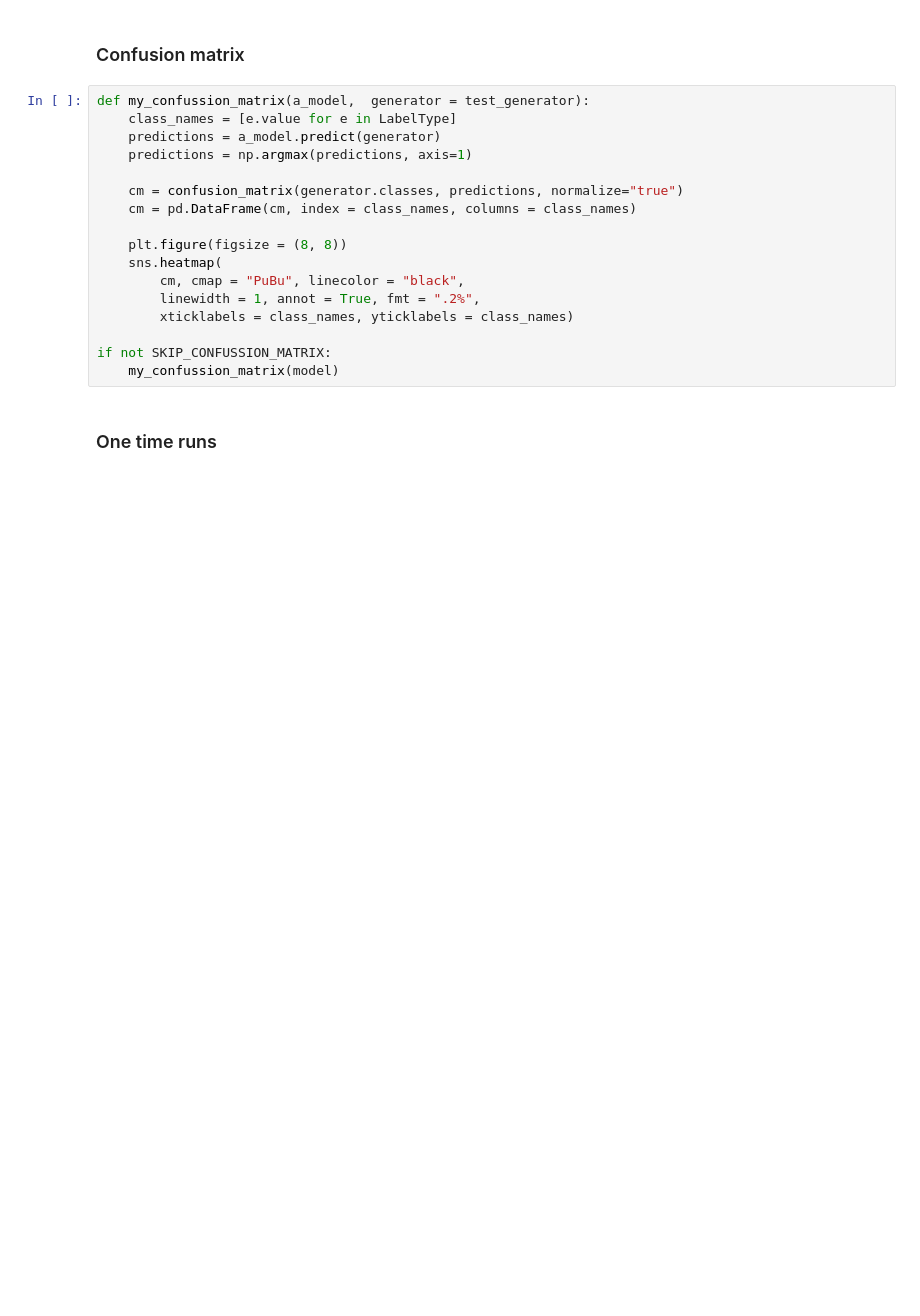
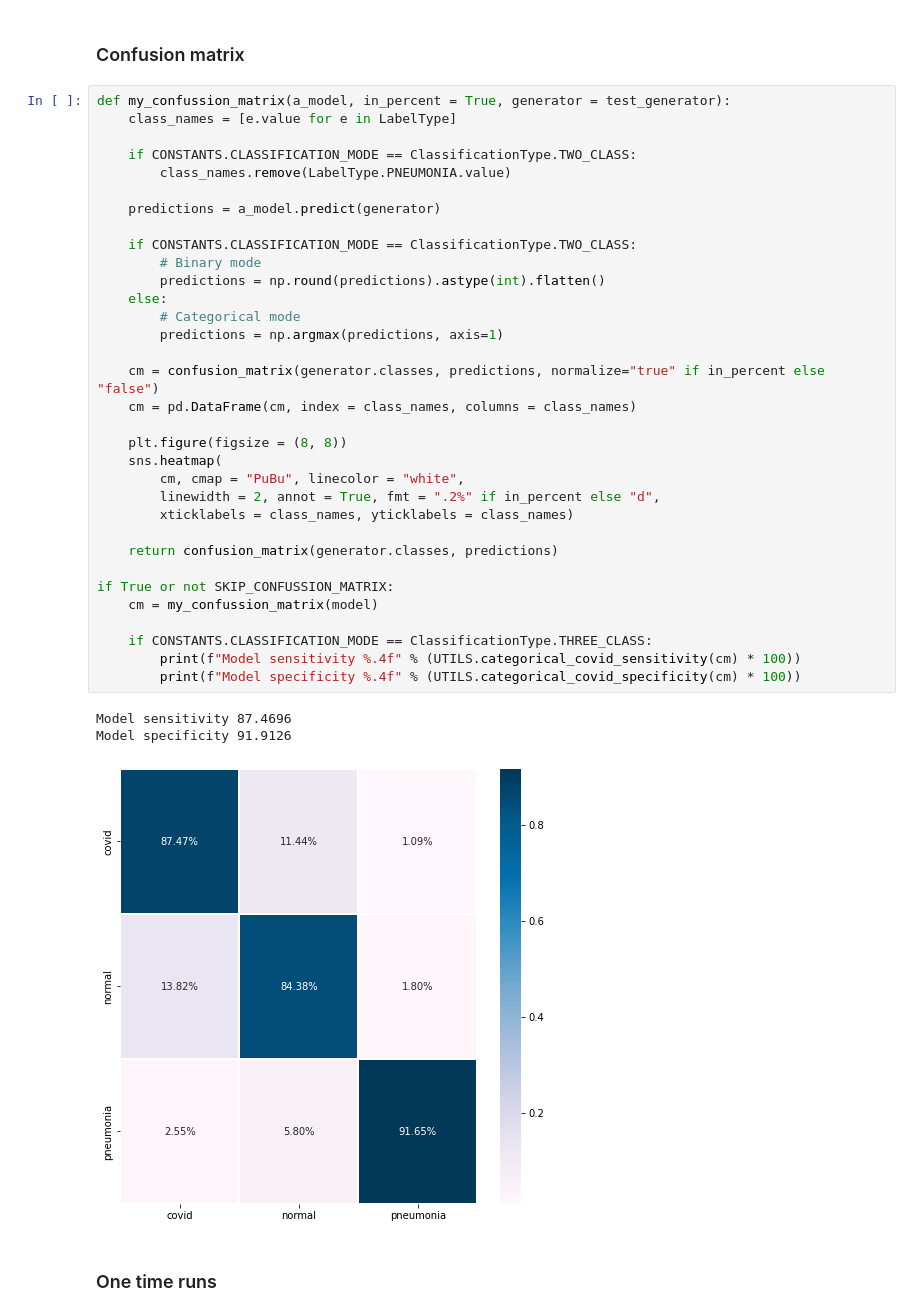
Before and after one commit to armandasalmd/deep-covid, a Jupyter notebook: deepCovidIndex.ipynb, the cells around one changed output. Cells and saved outputs as stored; diff of their text form; blank space fills up the shorter version.

```diff
--- a/deepCovidIndex.ipynb
+++ b/deepCovidIndex.ipynb
@@ -359,22 +402,42 @@ if not SKIP_CUSTOM_ACCURACY:
 # %% [markdown]
 ### Confusion matrix
 # %%
-def my_confussion_matrix(a_model,  generator = test_generator):
+def my_confussion_matrix(a_model, in_percent = True, generator = test_generator):
     class_names = [e.value for e in LabelType]
+
+    if CONSTANTS.CLASSIFICATION_MODE == ClassificationType.TWO_CLASS:
+        class_names.remove(LabelType.PNEUMONIA.value)
+
     predictions = a_model.predict(generator)
-    predictions = np.argmax(predictions, axis=1)
 
-    cm = confusion_matrix(generator.classes, predictions, normalize="true")
+    if CONSTANTS.CLASSIFICATION_MODE == ClassificationType.TWO_CLASS:
+        # Binary mode
+        predictions = np.round(predictions).astype(int).flatten()
+    else:
+        # Categorical mode
+        predictions = np.argmax(predictions, axis=1)
+
+    cm = confusion_matrix(generator.classes, predictions, normalize="true" if in_percent else "false")
     cm = pd.DataFrame(cm, index = class_names, columns = class_names)
 
     plt.figure(figsize = (8, 8))
     sns.heatmap(
-        cm, cmap = "PuBu", linecolor = "black",
-        linewidth = 1, annot = True, fmt = ".2%",
+        cm, cmap = "PuBu", linecolor = "white",
+        linewidth = 2, annot = True, fmt = ".2%" if in_percent else "d",
         xticklabels = class_names, yticklabels = class_names)
 
-if not SKIP_CONFUSSION_MATRIX:
-    my_confussion_matrix(model)
+    return confusion_matrix(generator.classes, predictions)
+
+if True or not SKIP_CONFUSSION_MATRIX:
+    cm = my_confussion_matrix(model)
+
+    if CONSTANTS.CLASSIFICATION_MODE == ClassificationType.THREE_CLASS:
+        print(f"Model sensitivity %.4f" % (UTILS.categorical_covid_sensitivity(cm) * 100))
+        print(f"Model specificity %.4f" % (UTILS.categorical_covid_specificity(cm) * 100))
+# %% [output]
+Model sensitivity 87.4696
+Model specificity 91.9126
+[figure, added]
 # %% [markdown]
 ### One time runs
 # %%
```
Also changed, not shown: parts of 14 cells of this notebook, 4 other files.
